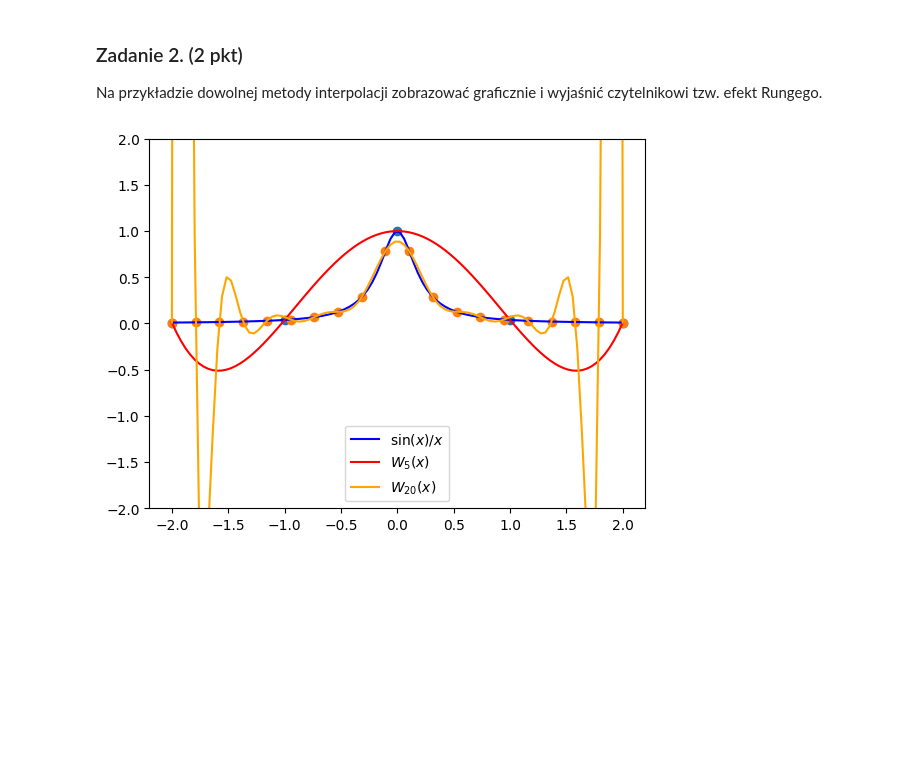
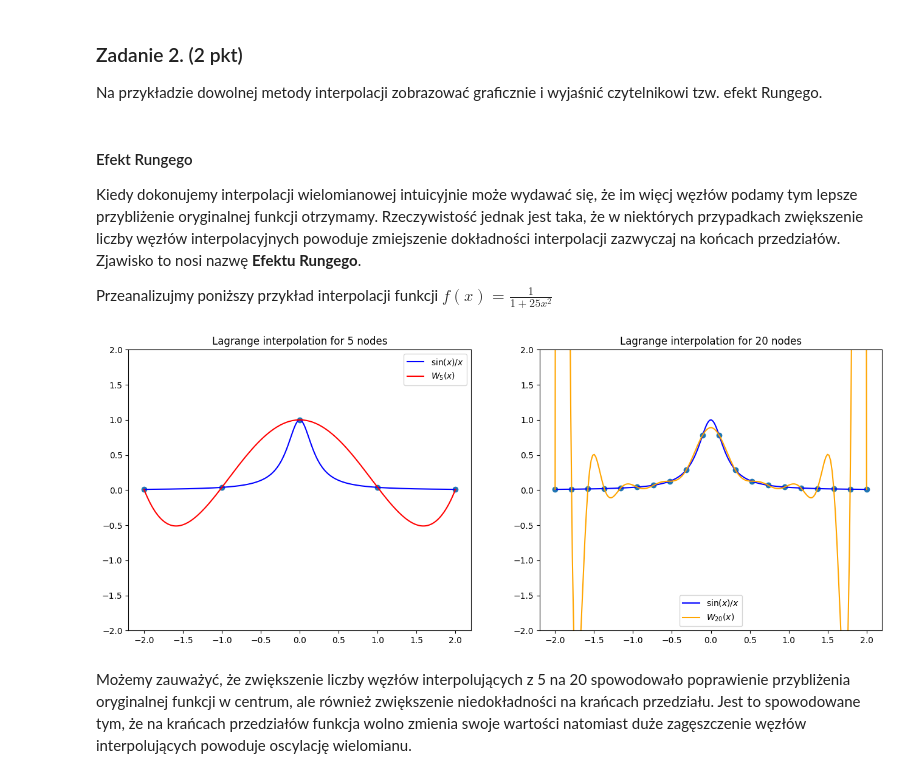
Before and after one commit to WSm-77/computional_methods_in_science_and_technology, a Jupyter notebook: lab4/4.Mownit_Interpolacja_Hermite_Lab4.ipynb, the cells around one changed output. Cells and saved outputs as stored; diff of their text form; code cells hidden in the pictures; blank space fills up the shorter version.

Commit message:
Add section about Runge's Effect

```diff
--- a/lab4/4.Mownit_Interpolacja_Hermite_Lab4.ipynb
+++ b/lab4/4.Mownit_Interpolacja_Hermite_Lab4.ipynb
@@ -281,39 +281,56 @@ plt.show();
 # %% [markdown]
 ### Zadanie 2. (2 pkt)
 Na przykładzie dowolnej metody interpolacji zobrazować graficznie i wyjaśnić czytelnikowi tzw. efekt Rungego.
+# %% [markdown]
+#### Efekt Rungego
+
+Kiedy dokonujemy interpolacji wielomianowej intuicyjnie może wydawać się, że im więcj węzłów podamy tym lepsze przybliżenie oryginalnej funkcji otrzymamy. Rzeczywistość jednak jest taka, że w niektórych przypadkach zwiększenie liczby węzłów interpolacyjnych powoduje zmiejszenie dokładności interpolacji zazwyczaj na końcach przedziałów. Zjawisko to nosi nazwę **Efektu Rungego**.
+
+Przeanalizujmy poniższy przykład interpolacji funkcji $ f(x) = \frac{1}{1 + 25 x^2} $
 # %%
-# func_to_interp = lambda x: np.sin(x) / x if abs(x) > 0.05 else 1
-# func_to_interp = lambda x: x ** 2
 func_to_interp = lambda x: 1 / (25 * x ** 2 + 1)
 vectorized_func_to_interp = np.vectorize(func_to_interp)
 
 limit = 2
-x = np.linspace(-limit, limit, 100)
+x = np.linspace(-limit, limit, 200)
 y = vectorized_func_to_interp(x)
+
+_, axes = plt.subplots(1, 2, figsize=(16, 6))
+axis1: plt.Axes = axes[0]
+axis2: plt.Axes = axes[1]
 
 # first interpolation
 nodes_cnt1 = 5
 x_nodes1 = np.linspace(-limit, limit, nodes_cnt1)
 y_nodes1 = vectorized_func_to_interp(x_nodes1)
 
 poly1 = si.lagrange(x_nodes1, y_nodes1)
 y_lagrange1 = Polynomial(poly1.coef[::-1])(x)
 
+axis1.set_title(f"Lagrange interpolation for {nodes_cnt1} nodes")
+axis1.plot(x, y, c = 'b', label = '$ \sin (x) / x $')
+axis1.plot(x, y_lagrange1, c = 'r', label = f"$ W_{nodes_cnt1} (x) $")
+axis1.scatter(x_nodes1, y_nodes1, marker = 'o')
+axis1.set_ylim(bottom = -2, top = 2)
+axis1.legend()
+
 # second interpolation
 nodes_cnt2 = 20
 x_nodes2 = np.linspace(-limit, limit, nodes_cnt2)
 y_nodes2 = vectorized_func_to_interp(x_nodes2)
 
 poly2 = si.lagrange(x_nodes2, y_nodes2)
 y_lagrange2 = Polynomial(poly2.coef[::-1])(x)
 
-plt.plot(x, y, c = 'b', label = '$ \sin (x) / x $')
-plt.plot(x, y_lagrange1, c = 'r', label = f"$ W_{nodes_cnt1} (x) $")
-plt.plot(x, y_lagrange2, c = 'orange', label = f"$ W_{{{nodes_cnt2}}}(x) $")
-plt.scatter(x_nodes1, y_nodes1, marker = 'o')
-plt.scatter(x_nodes2, y_nodes2, marker = 'o')
-plt.ylim(bottom = -2, top = 2)
-plt.legend()
+axis2.set_title(f"Lagrange interpolation for {nodes_cnt2} nodes")
+axis2.plot(x, y, c = 'b', label = '$ \sin (x) / x $')
+axis2.plot(x, y_lagrange2, c = 'orange', label = f"$ W_{{{nodes_cnt2}}} (x) $")
+axis2.scatter(x_nodes2, y_nodes2, marker = 'o')
+axis2.set_ylim(bottom = -2, top = 2)
+axis2.legend()
+
 plt.show();
 # %% [output]
-[figure, old version]
+[figure, new version]
+# %% [markdown]
+Możemy zauważyć, że zwiększenie liczby węzłów interpolujących z 5 na 20 spowodowało poprawienie przybliżenia oryginalnej funkcji w centrum, ale również zwiększenie niedokładności na krańcach przedziału. Jest to spowodowane tym, że na krańcach przedziałów funkcja wolno zmienia swoje wartości natomiast duże zagęszczenie węzłów interpolujących powoduje oscylację wielomianu.
```
